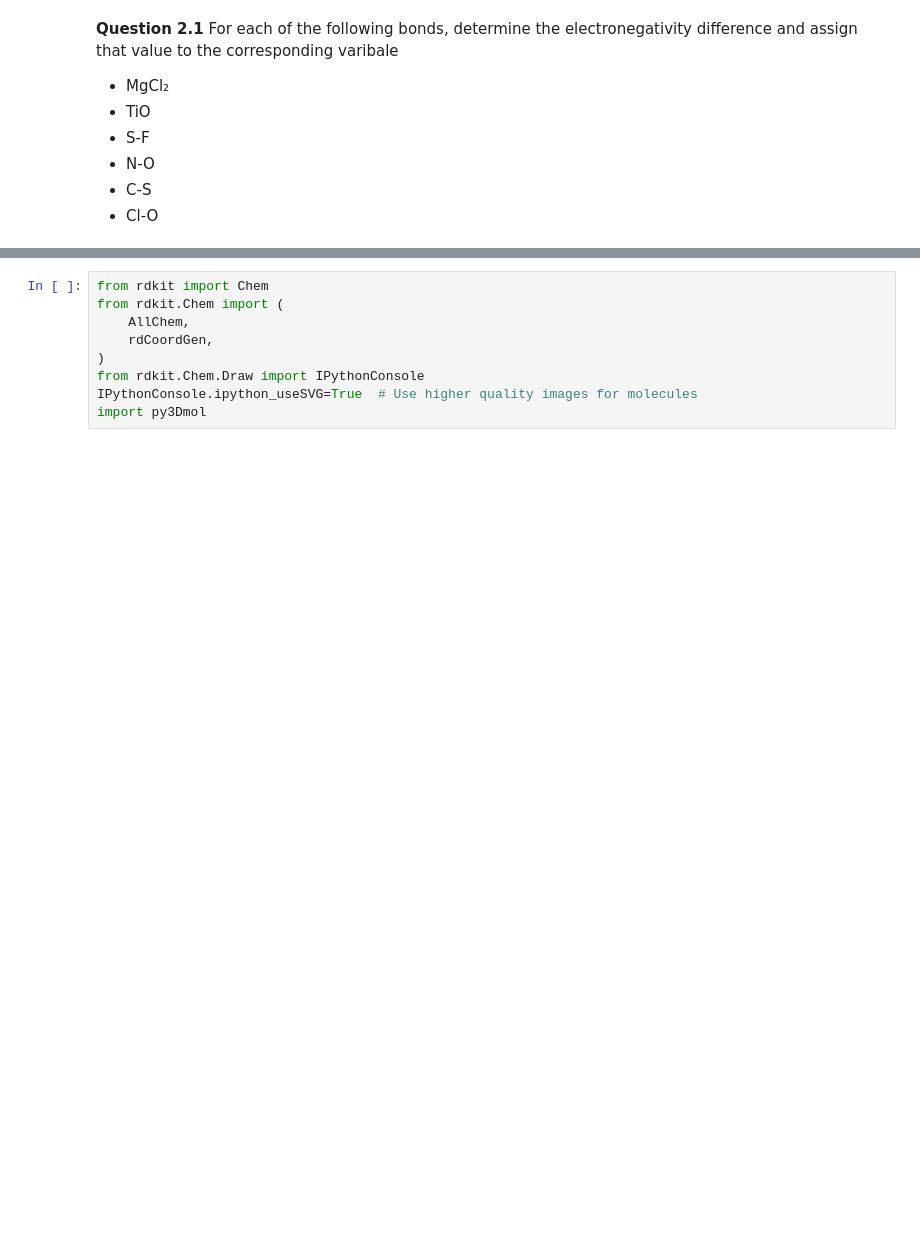
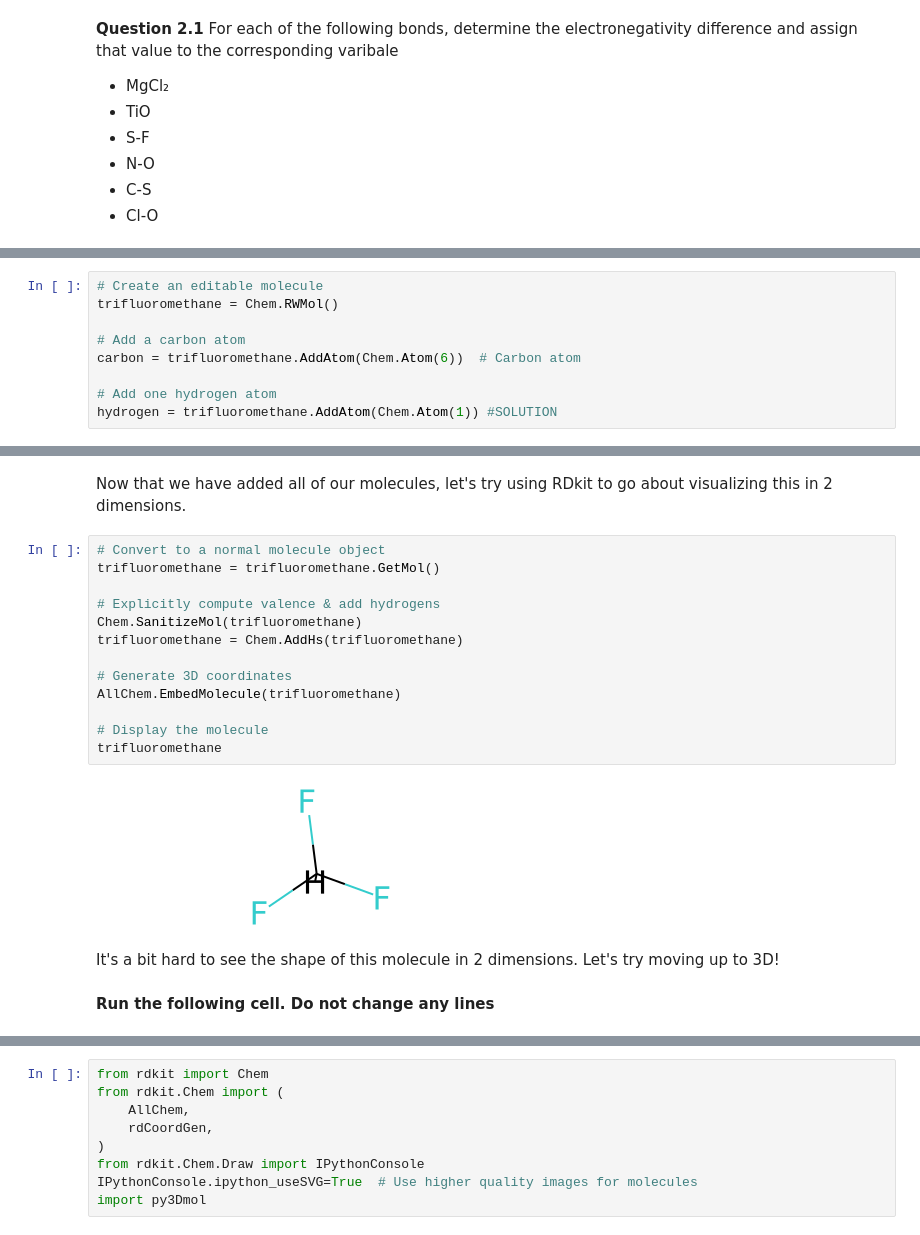
Before and after one commit to ds-modules/ecc-biology, a Jupyter notebook: polarity/polar_nonpolar.ipynb, the cells around one changed output, grey strips where cells are left out. Cells and saved outputs as stored; diff of their text form; blank space fills up the shorter version.

Commit message:
Q3:  Trifluoromethane added

```diff
--- a/polarity/polar_nonpolar.ipynb
+++ b/polarity/polar_nonpolar.ipynb
@@ -74,0 +123,9 @@ The table below summarizes these bond types based on **electronegativity differe
+# %%
+# Create an editable molecule
+trifluoromethane = Chem.RWMol()
+
+# Add a carbon atom
+carbon = trifluoromethane.AddAtom(Chem.Atom(6))  # Carbon atom
+
+# Add one hydrogen atom
+hydrogen = trifluoromethane.AddAtom(Chem.Atom(1)) #SOLUTION
@@ -74,0 +165,21 @@ The table below summarizes these bond types based on **electronegativity differe
+# %% [markdown]
+Now that we have added all of our molecules, let's try using RDkit to go about visualizing this in 2 dimensions.
+# %%
+# Convert to a normal molecule object
+trifluoromethane = trifluoromethane.GetMol()
+
+# Explicitly compute valence & add hydrogens
+Chem.SanitizeMol(trifluoromethane)
+trifluoromethane = Chem.AddHs(trifluoromethane)
+
+# Generate 3D coordinates
+AllChem.EmbedMolecule(trifluoromethane)
+
+# Display the molecule
+trifluoromethane
+# %% [output]
+[figure, added]
+# %% [markdown]
+It's a bit hard to see the shape of this molecule in 2 dimensions. Let's try moving up to 3D!
+# %% [markdown]
+**Run the following cell. Do not change any lines**
```
Also changed, not shown: parts of 26 cells of this notebook.
